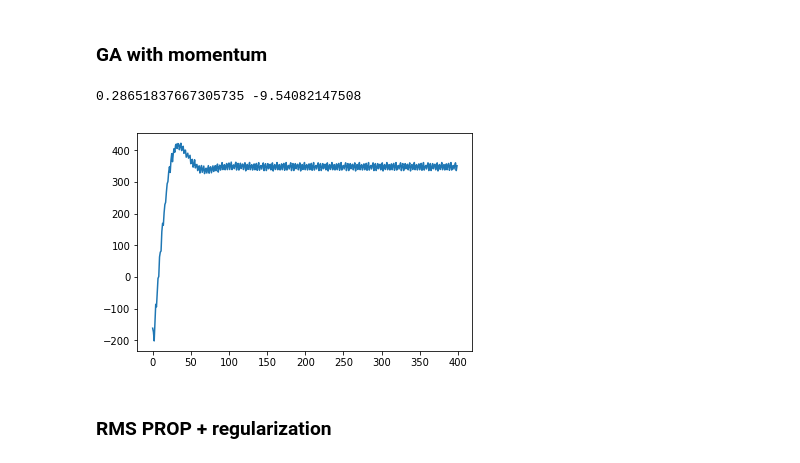
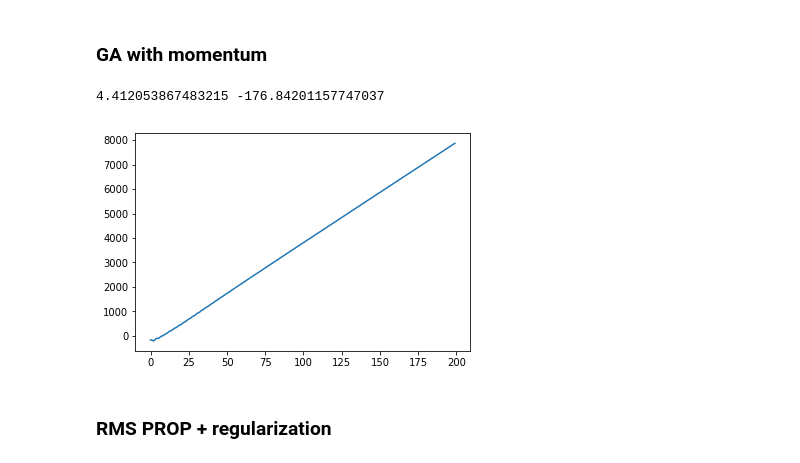
Before and after one commit to micheleavella/brain_project, a Jupyter notebook: real_data_inference.ipynb, the cells around one changed output. Drawn from its saved outputs; the diff is of its cells as text; code cells hidden in the pictures.

```diff
--- a/real_data_inference.ipynb
+++ b/real_data_inference.ipynb
@@ -110,7 +110,7 @@ kinetic_ising_simulation_inference.ipynb  real_data_inference.ipynb
 # %%
 S = np.load('59_neurons_60k_steps.npy')
 #-----------------------TRICK-------------------------------------#
-S = np.concatenate((S,S,S,S),axis=1)
+#S = np.concatenate((S,S,S,S),axis=1)
 #-----------------------params------------------------------------#
 gamma = 1
 dt = 0.1
@@ -118,7 +118,7 @@ N, steps = S.shape
 
 C,C_dot = C_and_Cdot(S,dt)
 #-----------------------n cores------------------------------------#
-n_cores = 10 #10 is the best
+n_cores = 5 #10 is the best
 
 S_split = np.array_split(S,n_cores,axis = 1)
 #del S
@@ -147,28 +147,30 @@ Wall time: 914 ms
 # %% [markdown]
 ### GA with momentum
 # %%
+gamma = 3
+
 np.random.seed(2010)
 p_mom = np.random.normal(0,1,N*N+N)
 v = np.zeros(N*N+N)
 ### PARAMS
-Steps = 400
+Steps = 200
 l_r = np.linspace(0.1,0.1,Steps)
 fric = 0.9
 
-LAMBDA = 0.1
+LAMBDA = 0.
 
 conv_prof = []
 for i in tqdm(range(Steps)):
     g = parralel_grad(p_mom,S_split,C,C_dot,gamma) - LAMBDA*p_mom
     v = fric*v + l_r[i] * g
     p_mom += v
     conv_prof.append(parralel_L(p_mom,S_split,C,C_dot,gamma))
 
 plt.plot(conv_prof)
 print(np.max(p_mom),np.min(p_mom))
 # %% [output]
-0.28651837667305735 -9.54082147508
+4.412053867483215 -176.84201157747037
-[figure, old version]
+[figure, new version]
 # %% [markdown]
 ### RMS PROP + regularization
 # %%
```
Also changed, not shown: parts of 7 cells of this notebook, 9 other files.
